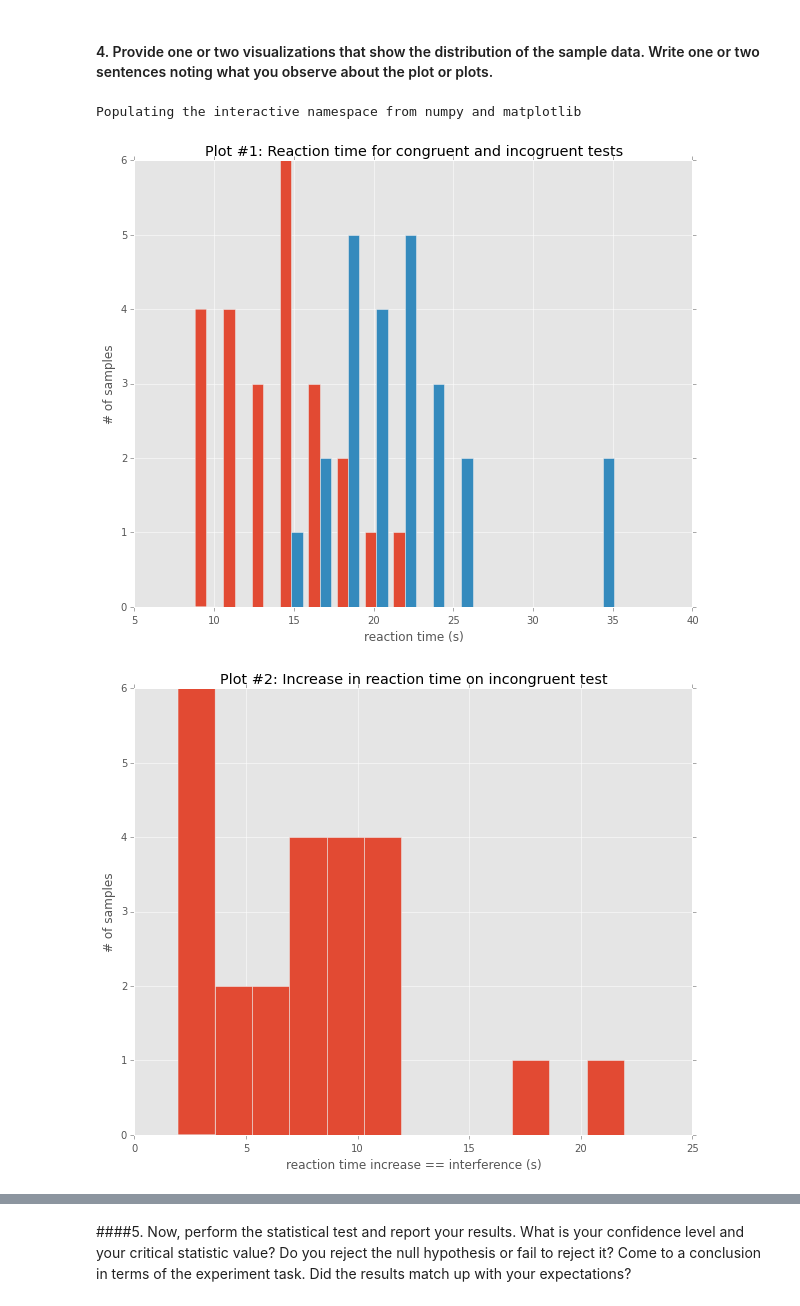
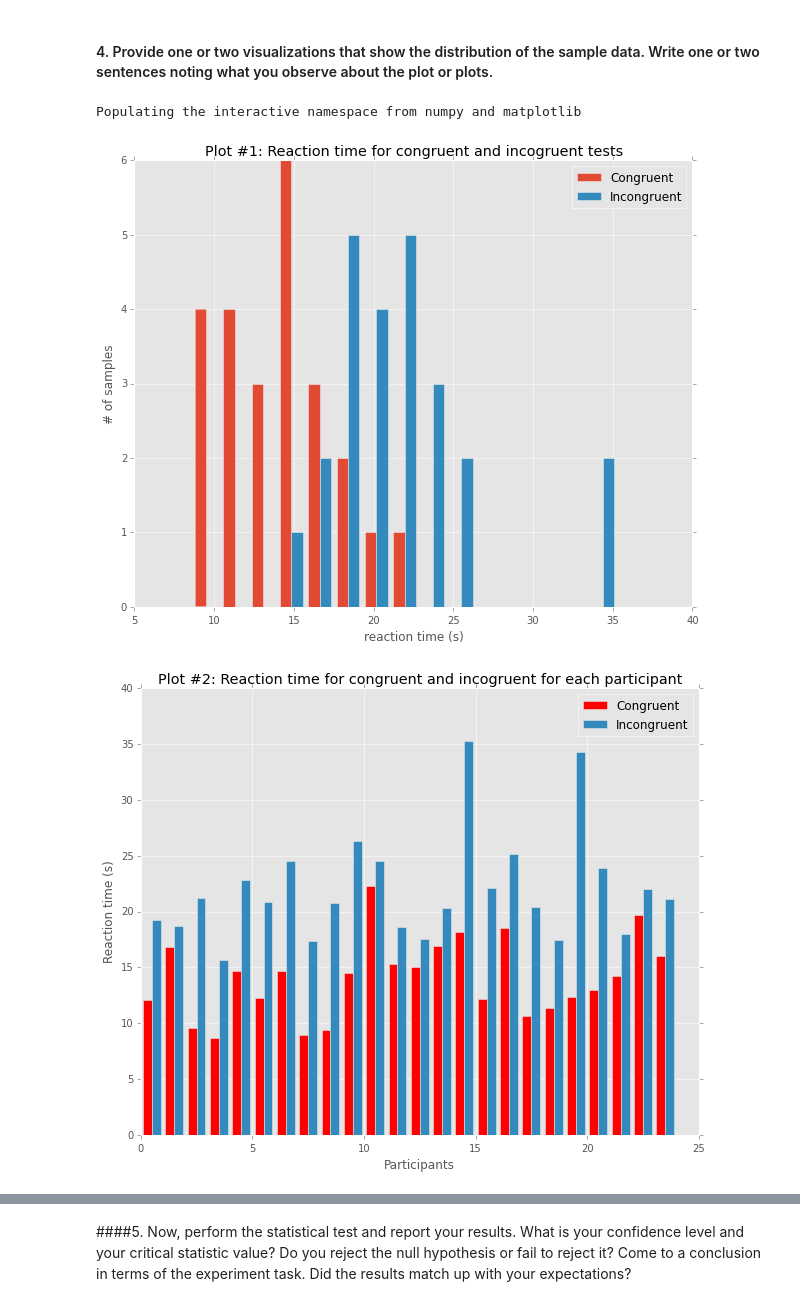
Before and after one commit to tollek/udacity-data-science, a Jupyter notebook: p1/stroop.ipynb, the cells around one changed output, grey strips where cells are left out. Cells and saved outputs as stored; diff of their text form; code cells hidden in the pictures.

```diff
--- a/p1/stroop.ipynb
+++ b/p1/stroop.ipynb
@@ -86,24 +98,36 @@ Interference (diff):
 # %%
 # Causes plots to display within the notebook rather than in a new window
 %pylab inline
 
 import matplotlib.pyplot as plt
 matplotlib.style.use('ggplot')
 
 fig = plt.figure(figsize=(10, 8))
 plt.hist([df['Congruent'], df['Incongruent']], bins = 15, label = ['congruent', 'incongruent'])
 plt.title('Plot #1: Reaction time for congruent and incogruent tests')
 plt.xlabel('reaction time (s)')
 plt.ylabel('# of samples')
+plt.legend(['Congruent', 'Incongruent'])
+plt.show()
+
+s = [x for x in xrange(len(df['Congruent']))]
+fig = plt.figure(figsize=(10, 8))
+plt.bar([x + 0.1 for x in s], df['Congruent'], width=0.4, color='r')
+plt.bar([x + 0.5 for x in s], df['Incongruent'], width=0.4)
+plt.title('Plot #2: Reaction time for congruent and incogruent for each participant')
+plt.xlabel('Participants')
+plt.ylabel('Reaction time (s)')
+plt.legend(['Congruent', 'Incongruent'])
 plt.show()
 
 fig = plt.figure(figsize=(10, 8))
 plt.hist(df['Interference'], bins = 12)
-plt.title('Plot #2: Increase in reaction time on incongruent test')
+plt.title('Plot #3: Increase in reaction time on incongruent test')
 plt.xlabel('reaction time increase == interference (s)')
 plt.ylabel('# of samples')
+#plt.legend(['Interference'])
 plt.show()
 # %% [output]
 Populating the interactive namespace from numpy and matplotlib
-[figure, old version]
+[figure, new version]
-[figure, old version]
+[figure, new version]
```
Also changed, not shown: parts of 8 cells of this notebook, 2 other files.
